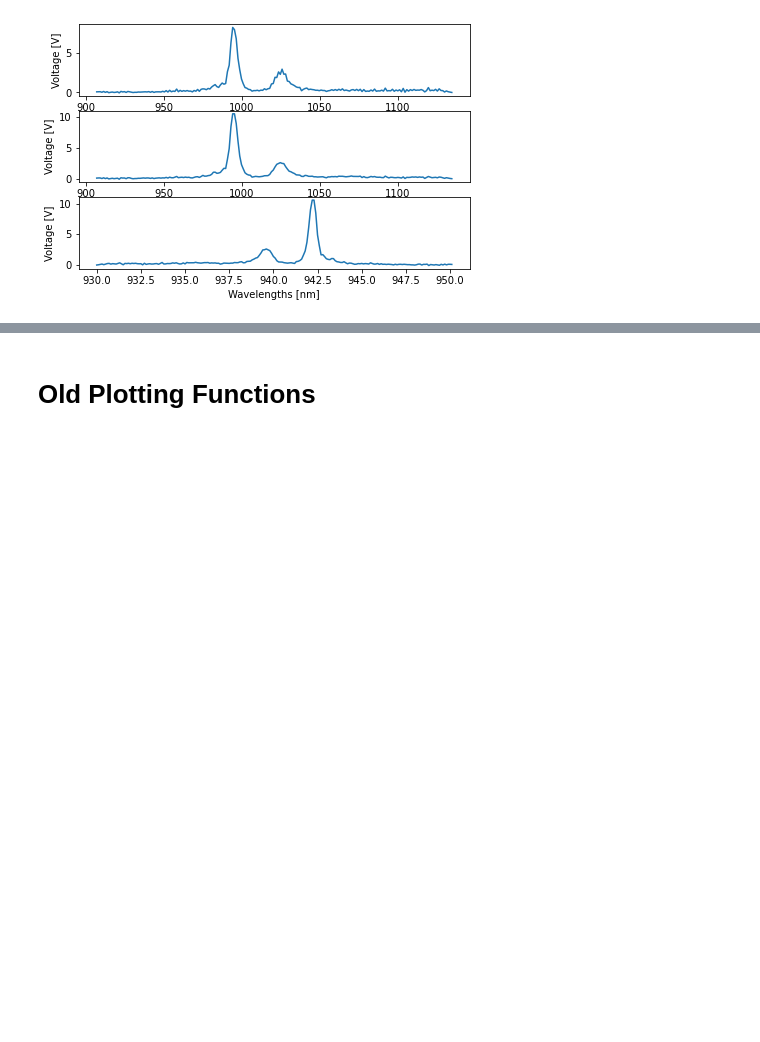
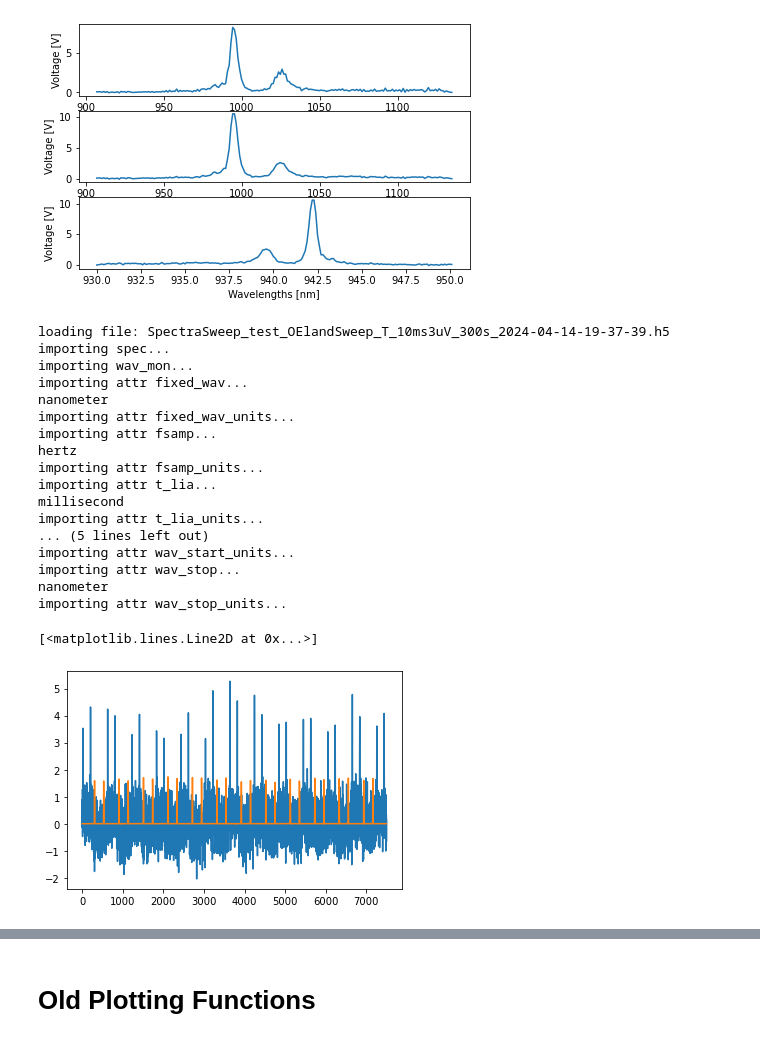
Before and after one commit to eauyehara/experiment_control, a Jupyter notebook: notebooks/srs_plotting.ipynb, the cells around one changed output, grey strips where cells are left out. Drawn from its saved outputs; the diff is of its cells as text; code cells hidden in the pictures; blank space fills up the shorter version.

```diff
--- a/notebooks/srs_plotting.ipynb
+++ b/notebooks/srs_plotting.ipynb
@@ -150,3 +150,32 @@ importing attr Δwav...
 nanometer
 importing attr Δwav_units...
 [figure]
+# %%
+sample_dir = "polystyrene20um_Spectra_2024-04-14-12-58-48"
+name = "SpectraSweep_test_OElandSweep_T_10ms3uV_300s_2024-04-14-19-37-39.h5"
+
+ds_spec = load_data_from_file(sample_dir, name)
+
+plt.figure()
+plt.plot(ds_spec['spec'])
+plt.plot(ds_spec['wav_mon'])
+# %% [output]
+loading file: SpectraSweep_test_OElandSweep_T_10ms3uV_300s_2024-04-14-19-37-39.h5
+importing spec...
+importing wav_mon...
+importing attr fixed_wav...
+nanometer
+importing attr fixed_wav_units...
+importing attr fsamp...
+hertz
+importing attr fsamp_units...
+importing attr t_lia...
+millisecond
+importing attr t_lia_units...
+... (5 lines left out)
+importing attr wav_start_units...
+importing attr wav_stop...
+nanometer
+importing attr wav_stop_units...
+[<matplotlib.lines.Line2D at 0x...>]
+[figure, added]
```
Also changed, not shown: parts of 4 cells of this notebook, 3 other files.
